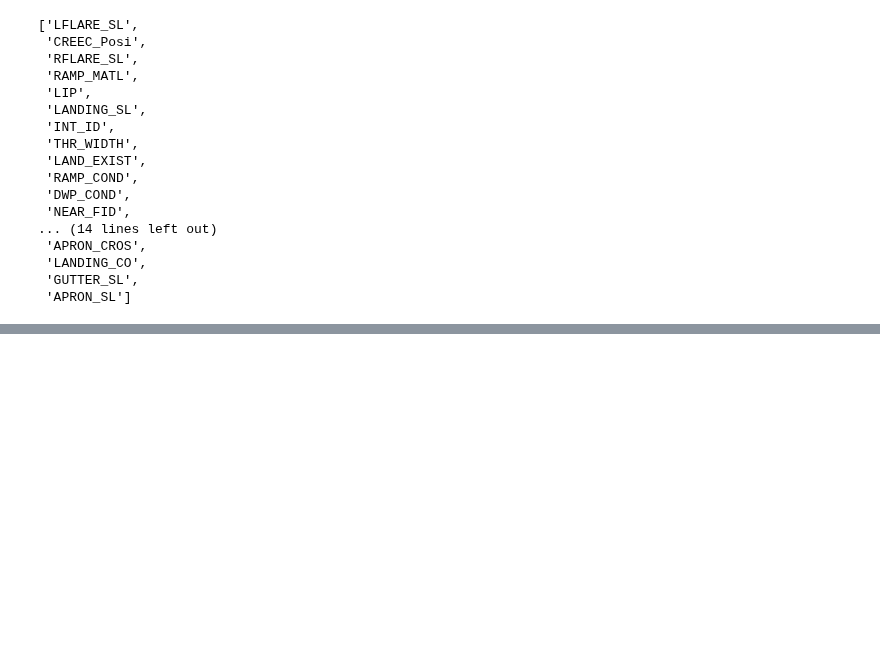
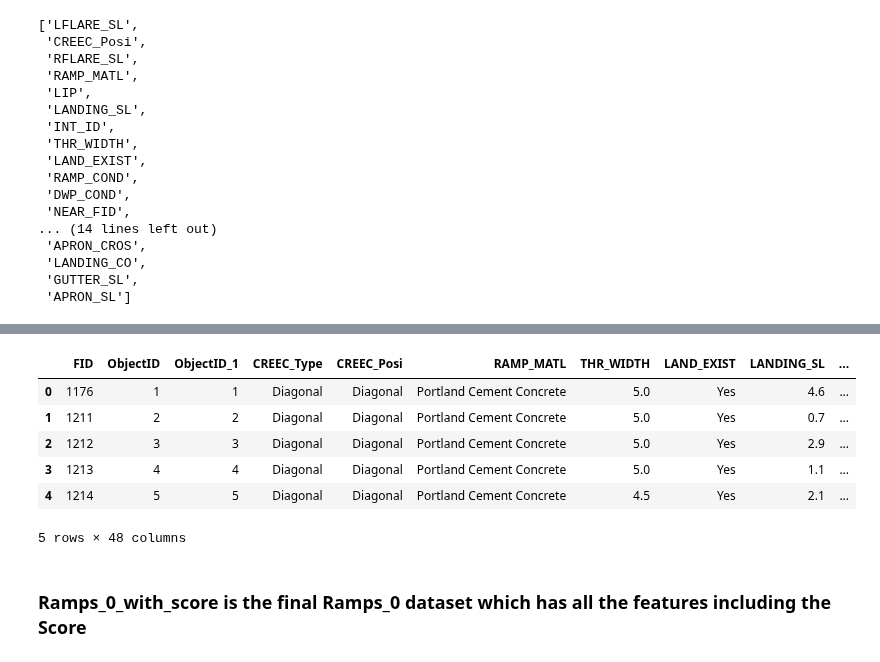
Before and after one commit to BU-Spark/ds-stantec-sidewalks, a Jupyter notebook: spring23-team-1/files/ramps_0_score_analysis.ipynb, the cells around one changed output, grey strips where cells are left out. Cells and saved outputs as stored; diff of their text form; code cells hidden in the pictures; blank space fills up the shorter version.

```diff
--- a/spring23-team-1/files/ramps_0_score_analysis.ipynb
+++ b/spring23-team-1/files/ramps_0_score_analysis.ipynb
@@ -93,0 +209,14 @@ common_columns_list = list(common_columns)
+# %%
+df = pd.read_csv('../data/Ramps_0_with_score.csv')
+df.drop(columns = 'Unnamed: 0', axis = 1, inplace = True)
+df.head()
+# %% [output]
+|  | FID | ObjectID | ObjectID_1 | CREEC_Type | CREEC_Posi | RAMP_MATL | THR_WIDTH | LAND_EXIST | LANDING_SL | ... |
+| 0 | 1176 | 1 | 1 | Diagonal | Diagonal | Portland Cement Concrete | 5.0 | Yes | 4.6 | ... |
+| 1 | 1211 | 2 | 2 | Diagonal | Diagonal | Portland Cement Concrete | 5.0 | Yes | 0.7 | ... |
+| 2 | 1212 | 3 | 3 | Diagonal | Diagonal | Portland Cement Concrete | 5.0 | Yes | 2.9 | ... |
+| 3 | 1213 | 4 | 4 | Diagonal | Diagonal | Portland Cement Concrete | 5.0 | Yes | 1.1 | ... |
+| 4 | 1214 | 5 | 5 | Diagonal | Diagonal | Portland Cement Concrete | 4.5 | Yes | 2.1 | ... |
+5 rows × 48 columns
+# %% [markdown]
+### Ramps_0_with_score is the final Ramps_0 dataset which has all the features including the Score
```
Also changed, not shown: parts of 19 cells of this notebook, 4 other files.
